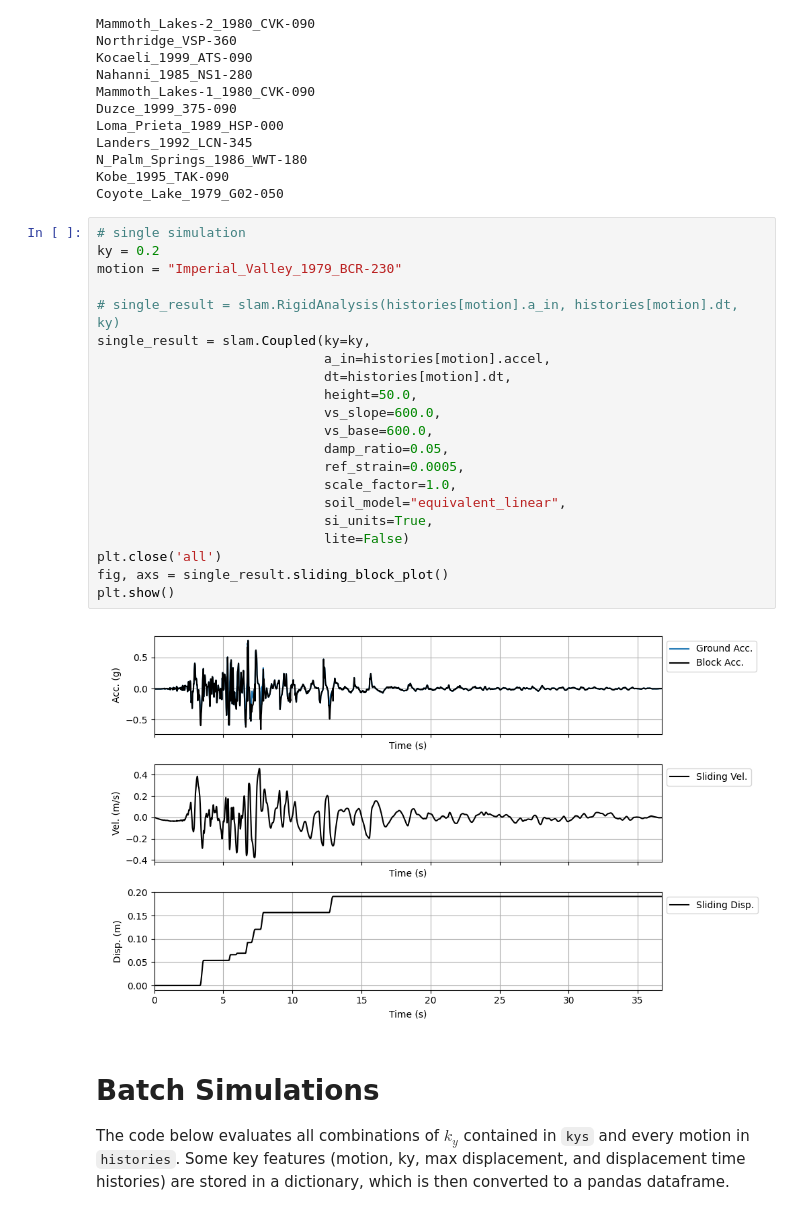
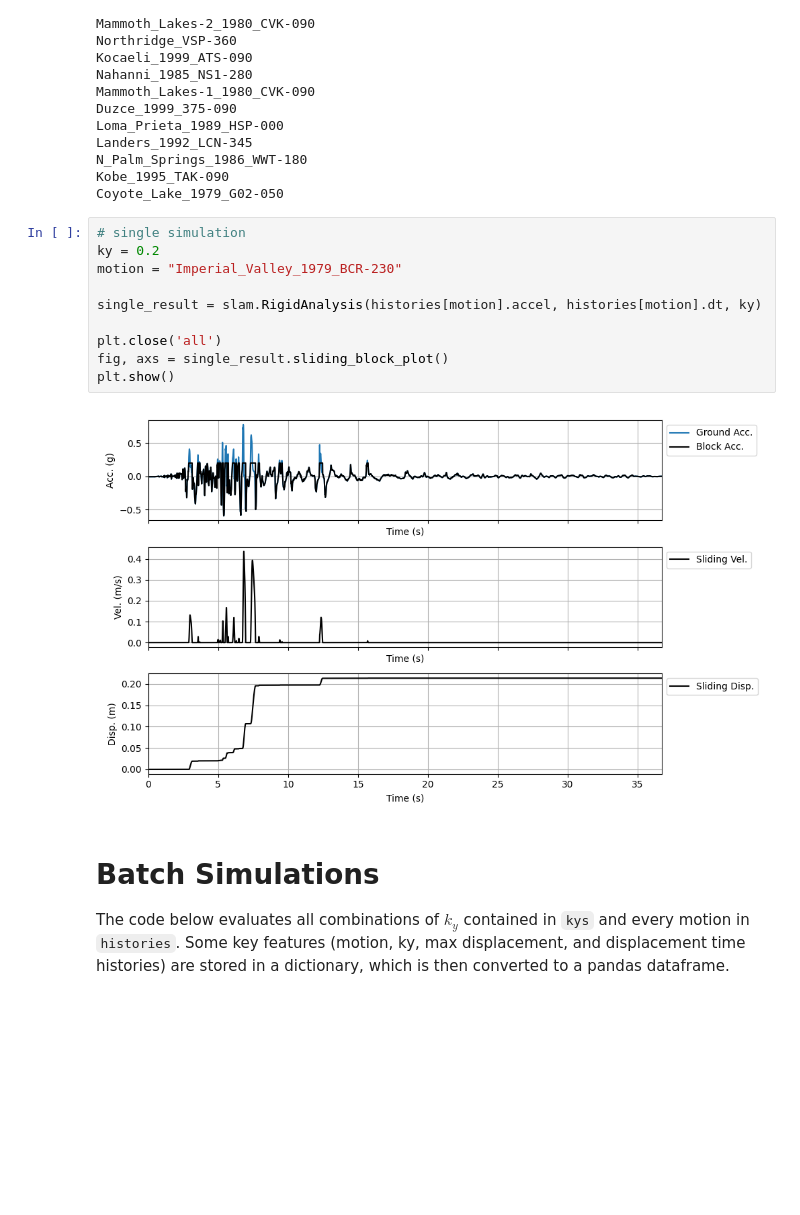
Before and after one commit to pySLAMMER/pySLAMMER, a Jupyter notebook: demos/batch_demo.ipynb, the cells around one changed output. Cells and saved outputs as stored; diff of their text form; blank space fills up the shorter version.

```diff
--- a/demos/batch_demo.ipynb
+++ b/demos/batch_demo.ipynb
@@ -64,26 +64,15 @@ Coyote_Lake_1979_G02-050
 # %%
 # single simulation
 ky = 0.2
 motion = "Imperial_Valley_1979_BCR-230"
 
-# single_result = slam.RigidAnalysis(histories[motion].a_in, histories[motion].dt, ky)
-single_result = slam.Coupled(ky=ky,
-                             a_in=histories[motion].accel,
-                             dt=histories[motion].dt,
-                             height=50.0,
-                             vs_slope=600.0,
-                             vs_base=600.0,
-                             damp_ratio=0.05,
-                             ref_strain=0.0005,
-                             scale_factor=1.0,
-                             soil_model="equivalent_linear",
-                             si_units=True,
-                             lite=False)
+single_result = slam.RigidAnalysis(histories[motion].accel, histories[motion].dt, ky)
+
 plt.close('all')
 fig, axs = single_result.sliding_block_plot()
 plt.show()
 # %% [output]
-[figure, old version]
+[figure, new version]
 # %% [markdown]
 # Batch Simulations
 The code below evaluates all combinations of $k_y$ contained in `kys` and every motion in `histories`.
```
Also changed, not shown: parts of 3 cells of this notebook, 8 other files.
